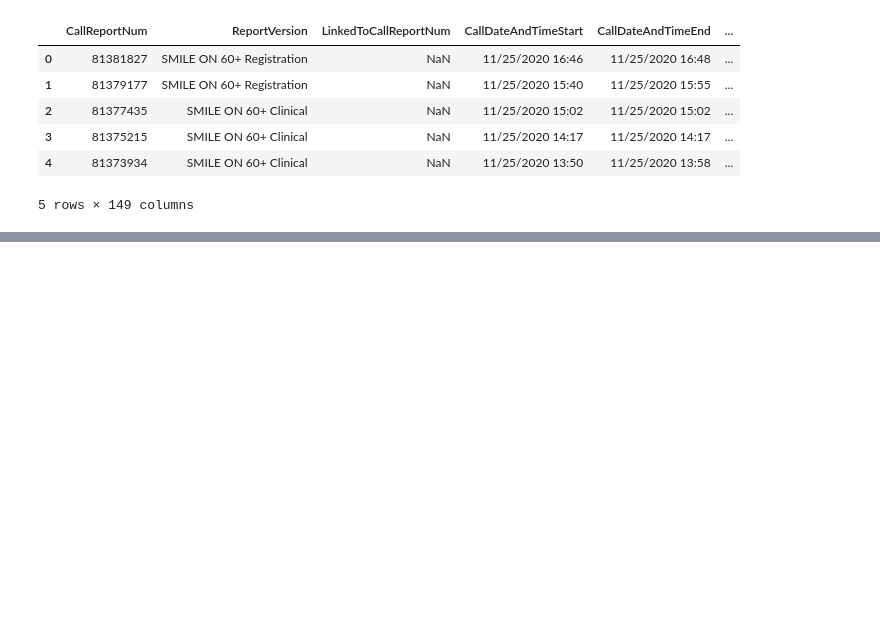
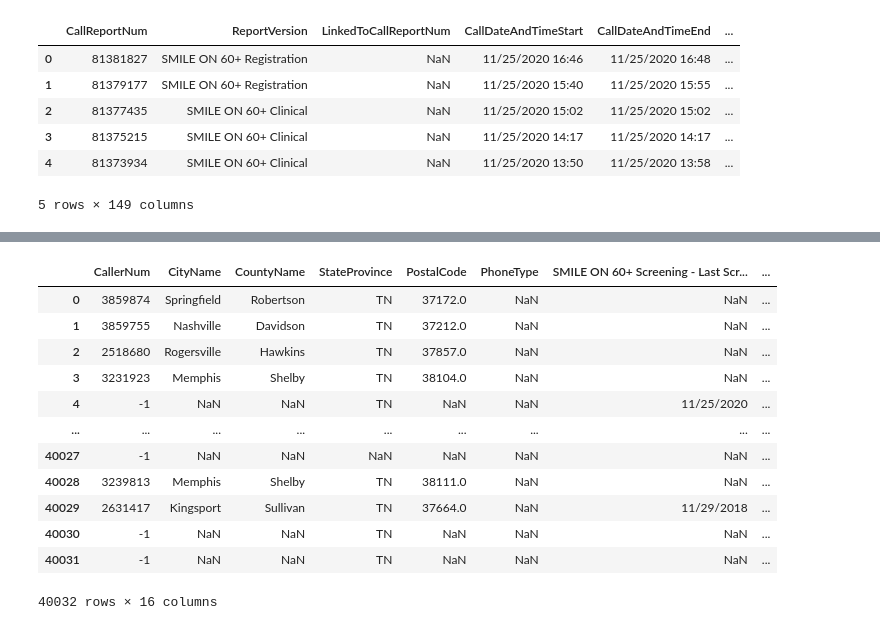
Before and after one commit to bsfcs/smile-on-ironman, a Jupyter notebook: smile.ipynb, the cells around one changed output, grey strips where cells are left out. Cells and saved outputs as stored; diff of their text form; code cells hidden in the pictures; blank space fills up the shorter version.

Commit message:
demographic exploration

```diff
--- a/smile.ipynb
+++ b/smile.ipynb
@@ -3,5 +15,5 @@ import pandas as pd
 # %%
-smile = pd.read_csv('data/SmileOn11.28.2020.csv', engine='python')
+smile = pd.read_csv('data/SmileOn11.28.2020.csv', engine='python', skiprows=2)
 smile.head()
 # %% [output]
 |  | CallReportNum | ReportVersion | LinkedToCallReportNum | CallDateAndTimeStart | CallDateAndTimeEnd | ... |
@@ -104,0 +222,32 @@ smile.head()
+# %%
+demographics = smile[['CallerNum',
+                     'CityName',
+                     'CountyName',
+                     'StateProvince',
+                     'PostalCode',
+                     'PhoneType',
+                     'SMILE ON 60+ Screening - Last Screening Date',
+                     'SMILE ON 60+ Demographic Information - # of People in Household',
+                     'SMILE ON 60+ Demographic Information - Other Language',
+                     'SMILE ON 60+ Demographic Information - Gender',
+                     'SMILE ON 60+ Demographic Information - Household Income Level',
+                     'SMILE ON 60+ Demographic Information - How did you first hear about the SMILE ON 60+ program?',
+                     'SMILE ON 60+ Demographic Information - Preferred Language/Language Needed',
+                     'SMILE ON 60+ Demographic Information - Race/Ethnicity',
+                     'SMILE ON 60+ Demographic Information - What other assistance programs are you on?',
+                     'SMILE ON 60+ Demographic Information - When is the last time you visited your dentist?']]
+demographics
+# %% [output]
+|  | CallerNum | CityName | CountyName | StateProvince | PostalCode | PhoneType | SMILE ON 60+ Screening - Last Scr... | ... |
+| 0 | 3859874 | Springfield | Robertson | TN | 37172.0 | NaN | NaN | ... |
+| 1 | 3859755 | Nashville | Davidson | TN | 37212.0 | NaN | NaN | ... |
+| 2 | 2518680 | Rogersville | Hawkins | TN | 37857.0 | NaN | NaN | ... |
+| 3 | 3231923 | Memphis | Shelby | TN | 38104.0 | NaN | NaN | ... |
+| 4 | -1 | NaN | NaN | TN | NaN | NaN | 11/25/2020 | ... |
+| ... | ... | ... | ... | ... | ... | ... | ... | ... |
+| 40027 | -1 | NaN | NaN | NaN | NaN | NaN | NaN | ... |
+| 40028 | 3239813 | Memphis | Shelby | TN | 38111.0 | NaN | NaN | ... |
+| 40029 | 2631417 | Kingsport | Sullivan | TN | 37664.0 | NaN | 11/29/2018 | ... |
+| 40030 | -1 | NaN | NaN | TN | NaN | NaN | NaN | ... |
+| 40031 | -1 | NaN | NaN | TN | NaN | NaN | NaN | ... |
+40032 rows × 16 columns
```
Also changed, not shown: parts of 20 cells of this notebook.
